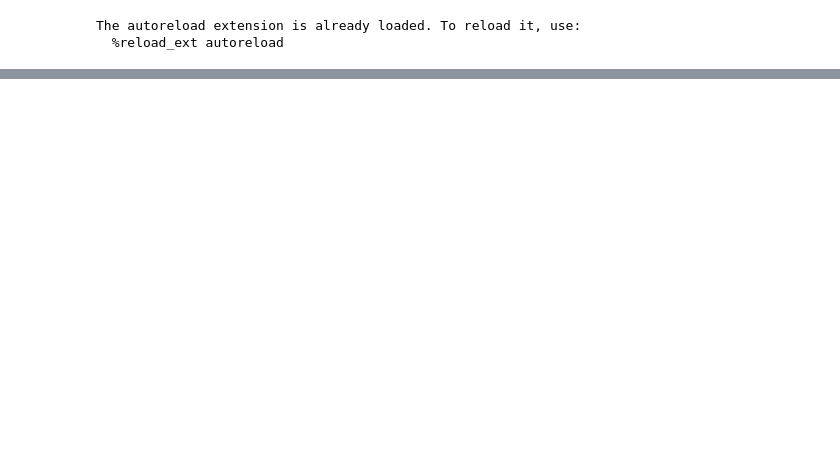
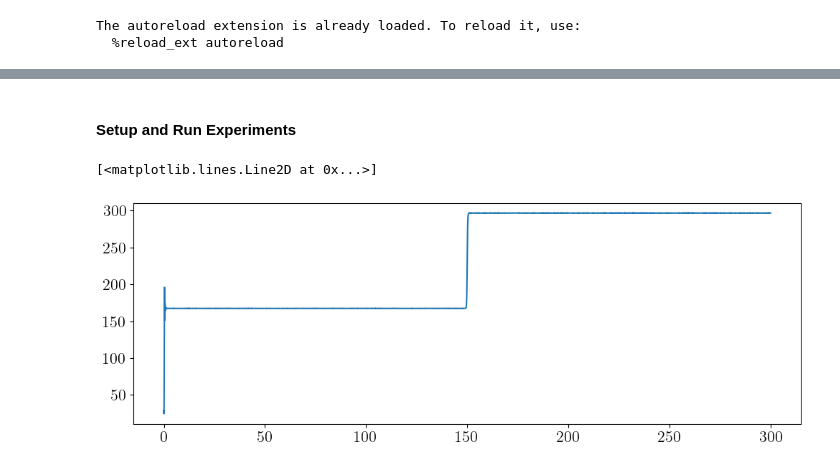
Before and after one commit to cbwomack/SCM_Emulators, a Jupyter notebook: exp4_lorenz.ipynb, the cells around one changed output, grey strips where cells are left out. Cells and saved outputs as stored; diff of their text form; code cells hidden in the pictures; blank space fills up the shorter version.

```diff
--- a/exp4_lorenz.ipynb
+++ b/exp4_lorenz.ipynb
@@ -42,0 +30,2 @@ def calc_ddt(t, xv_flat, alpha, beta, sigma, omega):
+# %% [markdown]
+#### Setup and Run Experiments
@@ -43,54 +55,34 @@ def calc_ddt(t, xv_flat, alpha, beta, sigma, omega):
 # %%
-# Parameters
-t = 0.0
-dt = 1.0 / 64
-tmax = 1000.0
-r = 10.0 * dt
-N = 5000
+if N < 50:
+  n_snap = 1
 
 # Initial conditions
-rho = calc_rho(0, omega)
-x = (rho - 1) * np.ones(N)
-y = 2.0 * np.random.rand(N) - 1.0
-z = 2.0 * np.random.rand(N) - 1.0
+rho = calc_rho(0, omega, exp)
+x0 = (rho - 1) * np.ones(N)
+y0 = 2.0 * np.random.rand(N) - 1.0
+z0 = 2.0 * np.random.rand(N) - 1.0
 
 # Combine x,y,z into one array of shape (N, 3)
-xv = np.column_stack([x, y, z])
+xv = np.column_stack([x0, y0, z0])
 
 # Pre-allocate arrays for storage
 nt = int(tmax / dt) + 1
 xs   = np.zeros(nt)         # mean of x-component
-xr   = np.zeros((50, nt))   # snapshot of first 50 x-values
+xr   = np.zeros((n_snap, nt))   # snapshot of first 50 x-values
 xm   = np.zeros((3, nt))    # max of each column in xv
 xstd = np.zeros(nt)         # std of x-component
 
 # Fill initial values
 j = 0
 xs[j]   = np.mean(xv[:, 0])
-xr[:, j] = xv[:50, 0]
+xr[:, j] = xv[:n_snap, 0]
 xm[:, j] = np.max(xv, axis=0)
 xstd[j]  = np.std(xv[:, 0])
-
-# Time-integration loop
-while t < tmax:
-  # Single-step ODE from t to t+dt using solve_ivp with method=RK45
-  sol = solve_ivp(calc_ddt, [t, t + dt], xv.flatten(),
-                  method='RK45', t_eval=[t + dt],
-                  args=(alpha, beta, sigma, omega))
-
-  # Extract the final state, reshape it back to (N,3)
-  xv = sol.y[:, -1].reshape((N, 3))
-  t += dt
-
-  # Add the Gaussian noise
-  xv += r * np.random.randn(*xv.shape)
-
-  # Store statistics
-  j += 1
-  xs[j]   = np.mean(xv[:, 0])
-  xr[:, j] = xv[:50, 0]
-  xm[:, j] = np.max(xv, axis=0)
-  xstd[j]  = np.std(xv[:, 0])
+# %%
+plt.plot(t_vec,xs)
+# %% [output]
+[<matplotlib.lines.Line2D at 0x...>]
+[figure, added]
 # %%
 # 1) Create time array and compute rhos
 ts = np.arange(0, tmax + dt, dt)
```
Also changed, not shown: parts of 4 cells of this notebook, 6 other files.
